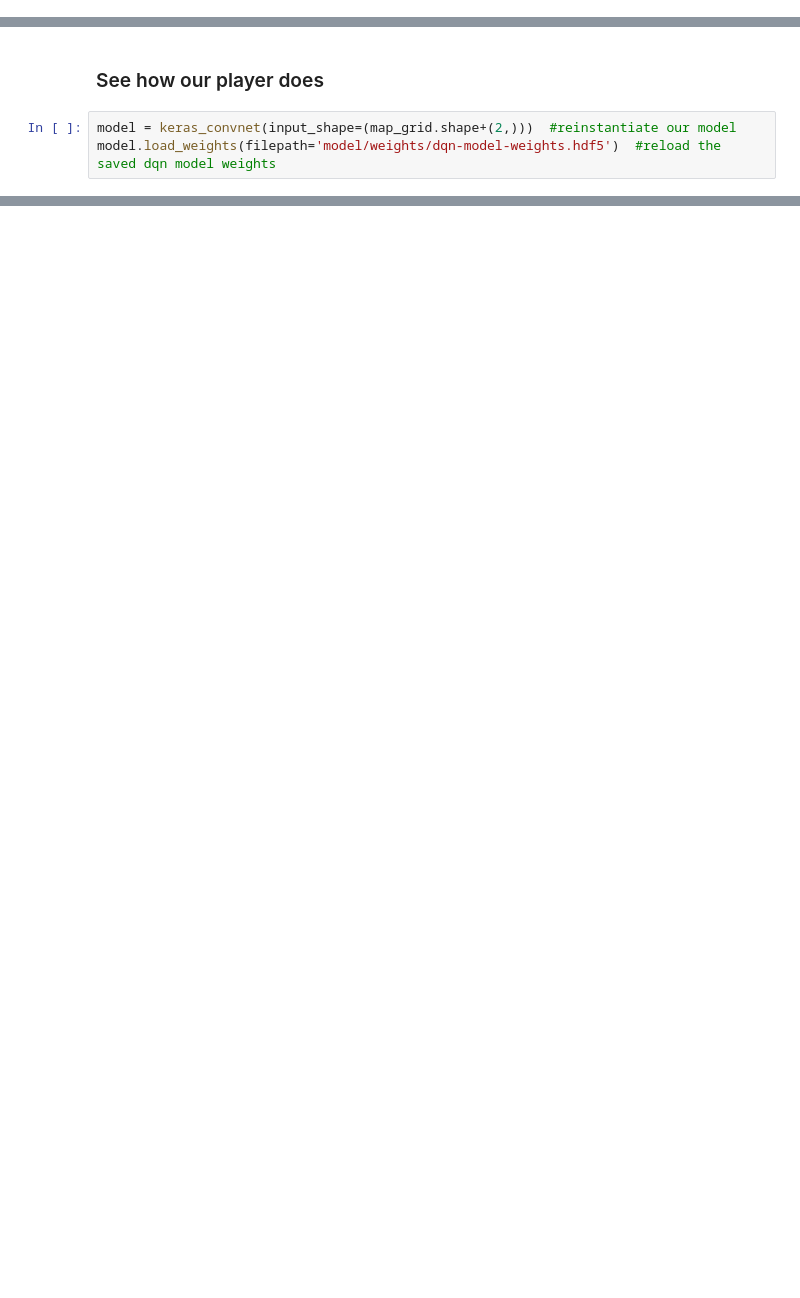
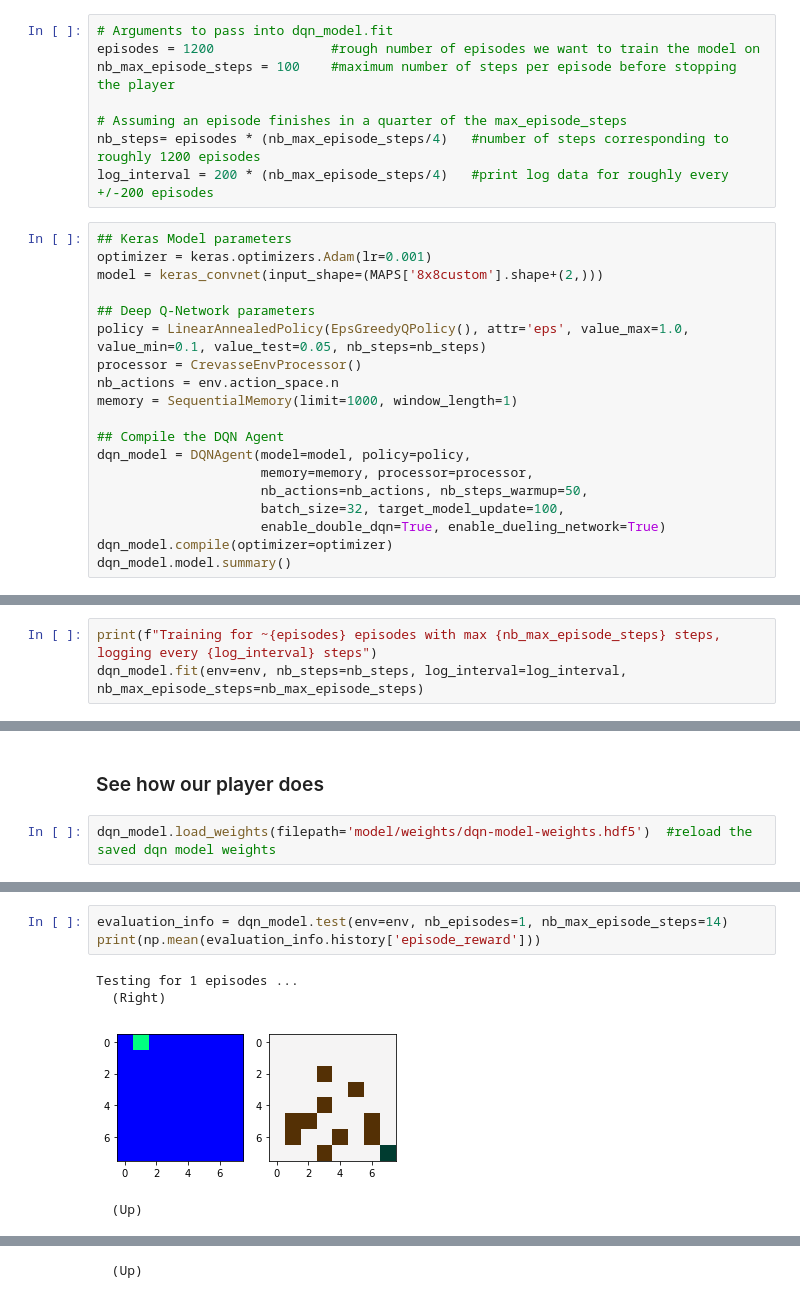
Before and after one commit to weiji14/nz_space_challenge, a Jupyter notebook: route_finder.ipynb, the cells around one changed output, grey strips where cells are left out. Cells and saved outputs as stored; diff of their text form; blank space fills up the shorter version.

```diff
--- a/route_finder.ipynb
+++ b/route_finder.ipynb
@@ -199,0 +307,27 @@ def plot_player_and_map(player_position, map_grid):
+# %%
+# Arguments to pass into dqn_model.fit
+episodes = 1200               #rough number of episodes we want to train the model on
+nb_max_episode_steps = 100    #maximum number of steps per episode before stopping the player
+
+# Assuming an episode finishes in a quarter of the max_episode_steps
+nb_steps= episodes * (nb_max_episode_steps/4)   #number of steps corresponding to roughly 1200 episodes
+log_interval = 200 * (nb_max_episode_steps/4)   #print log data for roughly every +/-200 episodes
+# %%
+## Keras Model parameters
+optimizer = keras.optimizers.Adam(lr=0.001)
+model = keras_convnet(input_shape=(MAPS['8x8custom'].shape+(2,)))
+
+## Deep Q-Network parameters
+policy = LinearAnnealedPolicy(EpsGreedyQPolicy(), attr='eps', value_max=1.0, value_min=0.1, value_test=0.05, nb_steps=nb_steps)
+processor = CrevasseEnvProcessor()
+nb_actions = env.action_space.n
+memory = SequentialMemory(limit=1000, window_length=1)
+
+## Compile the DQN Agent
+dqn_model = DQNAgent(model=model, policy=policy,
+                     memory=memory, processor=processor,
+                     nb_actions=nb_actions, nb_steps_warmup=50,
+                     batch_size=32, target_model_update=100,
+                     enable_double_dqn=True, enable_dueling_network=True)
+dqn_model.compile(optimizer=optimizer)
+dqn_model.model.summary()
@@ -424,0 +354,3 @@ Percent of succesful episodes: 0.11166666666666666%
+# %%
+print(f"Training for ~{episodes} episodes with max {nb_max_episode_steps} steps, logging every {log_interval} steps")
+dqn_model.fit(env=env, nb_steps=nb_steps, log_interval=log_interval, nb_max_episode_steps=nb_max_episode_steps)
@@ -429,5 +389,4 @@ model.save_weights(filepath='model/weights/dqn-model-weights.hdf5')
 # %% [markdown]
 ### See how our player does
 # %%
-model = keras_convnet(input_shape=(map_grid.shape+(2,)))  #reinstantiate our model
-model.load_weights(filepath='model/weights/dqn-model-weights.hdf5')  #reload the saved dqn model weights
+dqn_model.load_weights(filepath='model/weights/dqn-model-weights.hdf5')  #reload the saved dqn model weights
@@ -466,0 +393,8 @@ Right ->
+# %%
+evaluation_info = dqn_model.test(env=env, nb_episodes=1, nb_max_episode_steps=14)
+print(np.mean(evaluation_info.history['episode_reward']))
+# %% [output]
+Testing for 1 episodes ...
+  (Right)
+[figure, added]
+  (Up)
@@ -466,0 +402 @@ Right ->
+  (Up)
```
Also changed, not shown: parts of 37 cells of this notebook, 2 other files.
